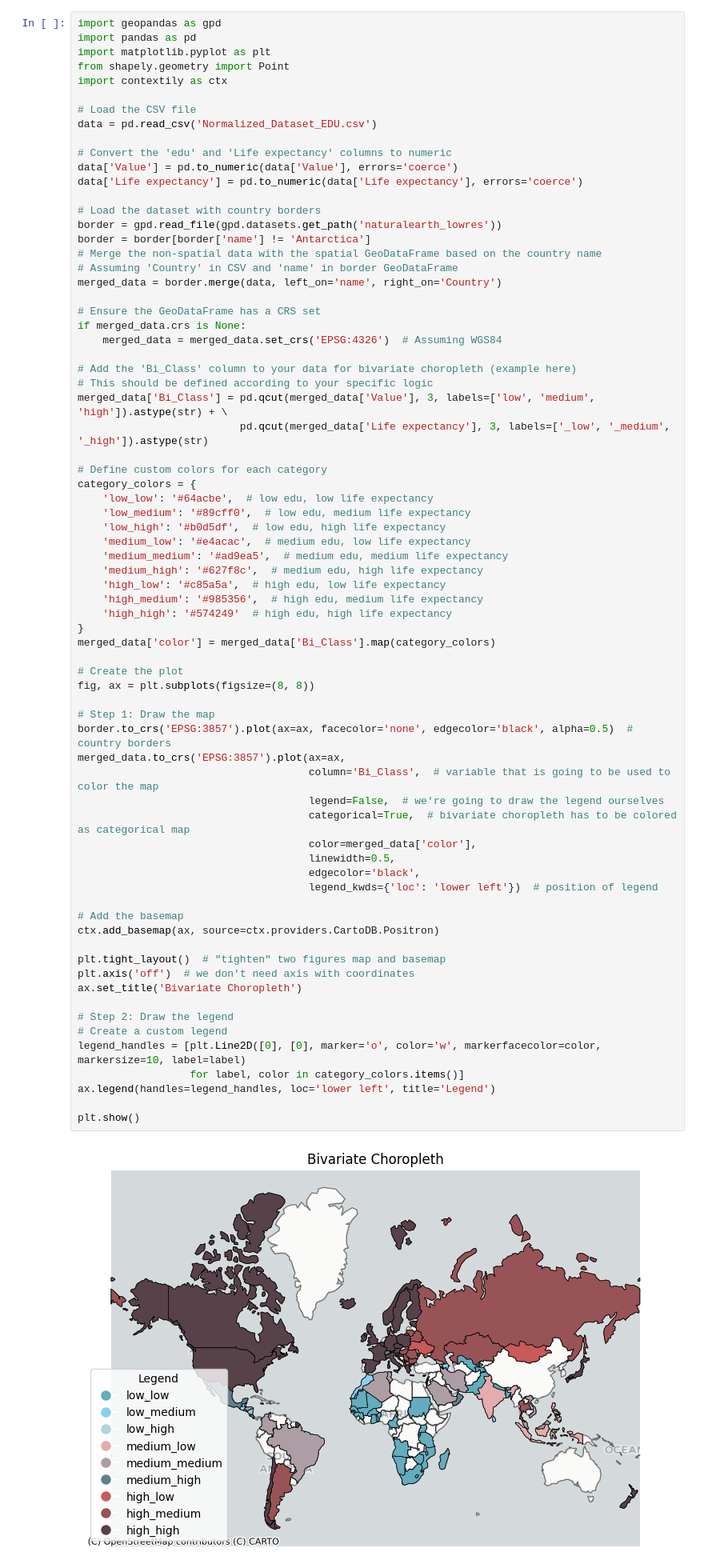
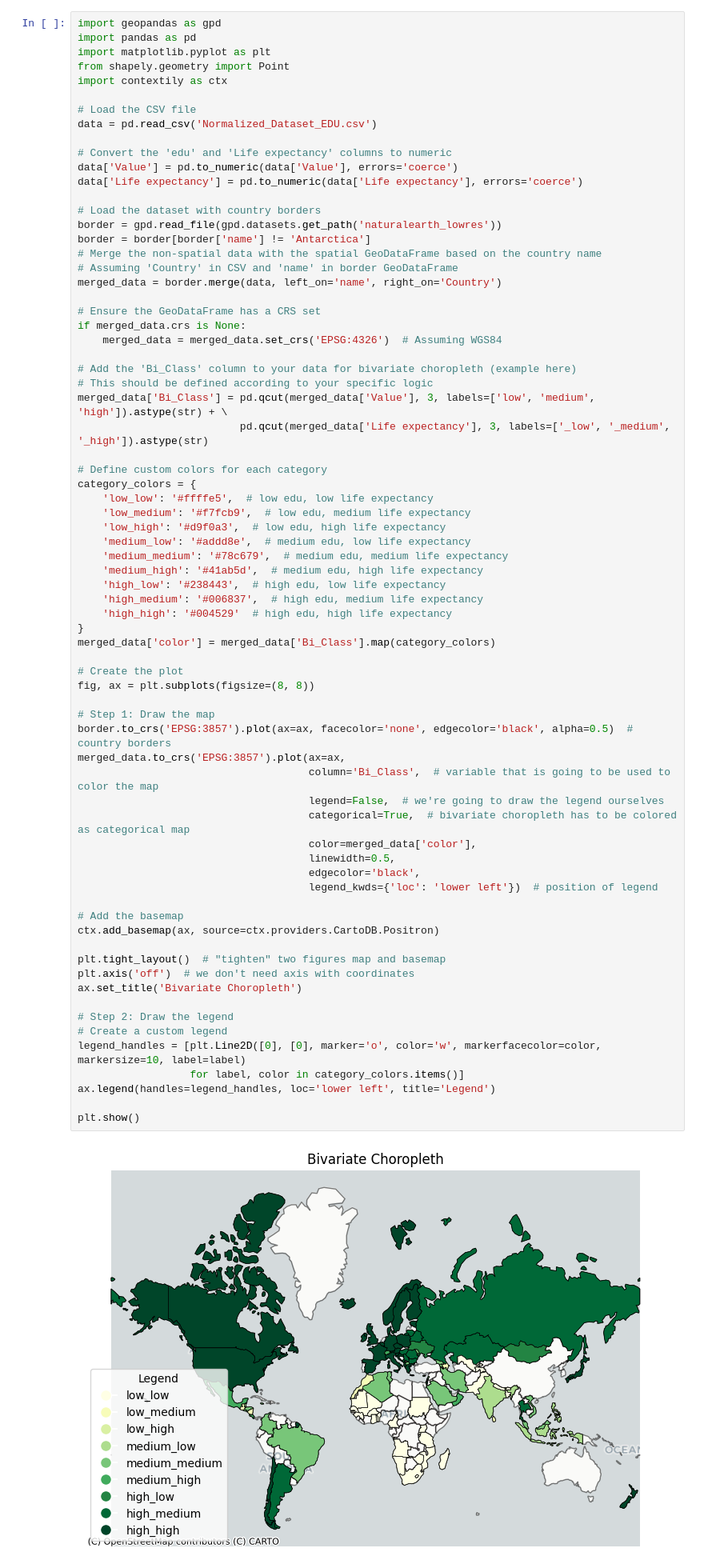
Before and after one commit to Leonardovink/infovis, a Jupyter notebook: EDU-Life_choroplert copy.ipynb, the cells around one changed output. Shown: that part at 80% size. Cells and saved outputs as stored; diff of their text form.

```diff
--- a/EDU-Life_choroplert copy.ipynb
+++ b/EDU-Life_choroplert copy.ipynb
@@ -184,45 +184,45 @@ merged_data['Bi_Class'] = pd.qcut(merged_data['Value'], 3, labels=['low', 'mediu
 
 # Define custom colors for each category
 category_colors = {
-    'low_low': '#64acbe',  # low edu, low life expectancy
-    'low_medium': '#89cff0',  # low edu, medium life expectancy
-    'low_high': '#b0d5df',  # low edu, high life expectancy
-    'medium_low': '#e4acac',  # medium edu, low life expectancy
-    'medium_medium': '#ad9ea5',  # medium edu, medium life expectancy
-    'medium_high': '#627f8c',  # medium edu, high life expectancy
-    'high_low': '#c85a5a',  # high edu, low life expectancy
-    'high_medium': '#985356',  # high edu, medium life expectancy
-    'high_high': '#574249'  # high edu, high life expectancy
+    'low_low': '#ffffe5',  # low edu, low life expectancy
+    'low_medium': '#f7fcb9',  # low edu, medium life expectancy
+    'low_high': '#d9f0a3',  # low edu, high life expectancy
+    'medium_low': '#addd8e',  # medium edu, low life expectancy
+    'medium_medium': '#78c679',  # medium edu, medium life expectancy
+    'medium_high': '#41ab5d',  # medium edu, high life expectancy
+    'high_low': '#238443',  # high edu, low life expectancy
+    'high_medium': '#006837',  # high edu, medium life expectancy
+    'high_high': '#004529'  # high edu, high life expectancy
 }
 merged_data['color'] = merged_data['Bi_Class'].map(category_colors)
 
 # Create the plot
 fig, ax = plt.subplots(figsize=(8, 8))
 
 # Step 1: Draw the map
 border.to_crs('EPSG:3857').plot(ax=ax, facecolor='none', edgecolor='black', alpha=0.5)  # country borders
 merged_data.to_crs('EPSG:3857').plot(ax=ax,
                                      column='Bi_Class',  # variable that is going to be used to color the map
                                      legend=False,  # we're going to draw the legend ourselves
                                      categorical=True,  # bivariate choropleth has to be colored as categorical map
                                      color=merged_data['color'],
                                      linewidth=0.5,
                                      edgecolor='black',
                                      legend_kwds={'loc': 'lower left'})  # position of legend
 
 # Add the basemap
 ctx.add_basemap(ax, source=ctx.providers.CartoDB.Positron)
 
 plt.tight_layout()  # "tighten" two figures map and basemap
 plt.axis('off')  # we don't need axis with coordinates
 ax.set_title('Bivariate Choropleth')
 
 # Step 2: Draw the legend
 # Create a custom legend
 legend_handles = [plt.Line2D([0], [0], marker='o', color='w', markerfacecolor=color, markersize=10, label=label)
                   for label, color in category_colors.items()]
 ax.legend(handles=legend_handles, loc='lower left', title='Legend')
 
 plt.show()
 # %% [output]
-[figure, old version]
+[figure, new version]
```
Also changed, not shown: 3 other files.
